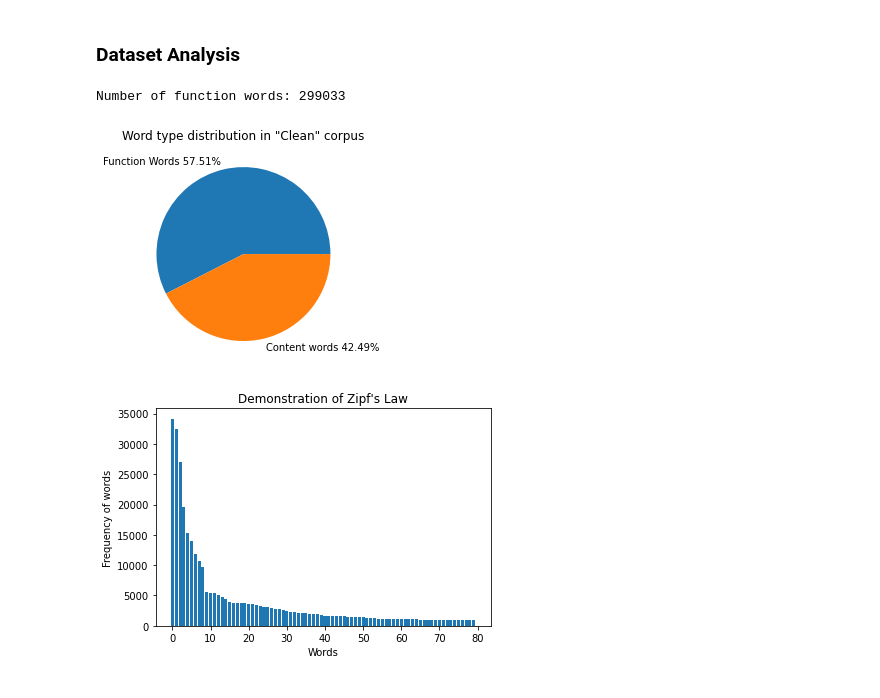
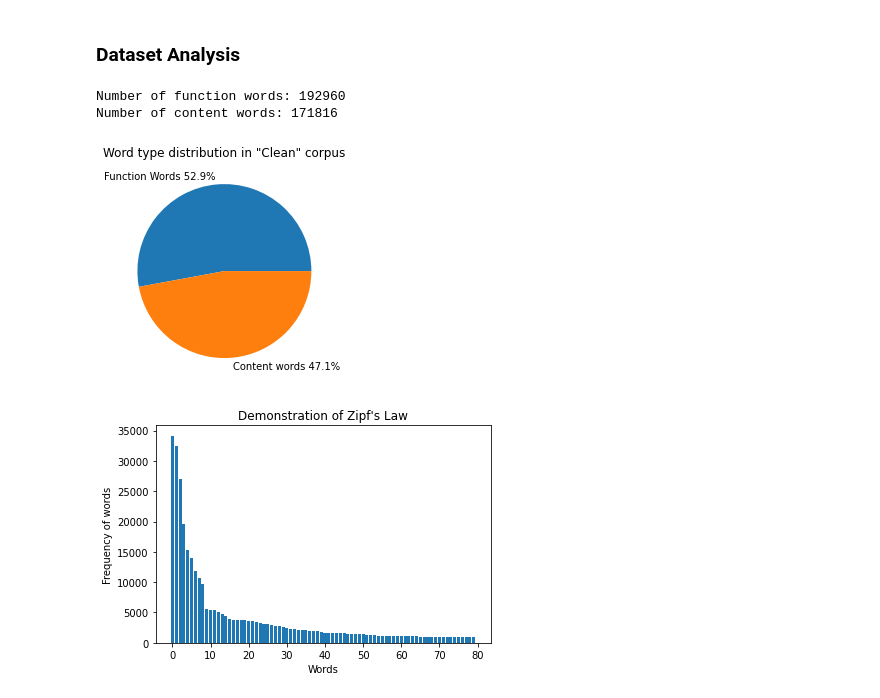
Before and after one commit to AdarshNandanwar/Grammar-Checker-for-English-Language-NLP, a Jupyter notebook: main.ipynb, the cells around one changed output. Saved outputs shown, nothing was run; the diff lists cells and outputs as text; code cells hidden in the pictures.

```diff
--- a/main.ipynb
+++ b/main.ipynb
@@ -231,29 +239,38 @@ for i in range(len(tokenized_unknown_text_list)):
         token_set_unknown.add(token[j])
 # %%
 # Calculating function words in clean set
-en = spacy.load('en_core_web_sm')
-sw_spacy = en.Defaults.stop_words
+from nltk.corpus import stopwords
+from nltk.corpus import words
+stop_words = set(stopwords.words('english'))
+unclassified_words = set(words.words())
+content_words = unclassified_words-stop_words
 num_function_words = 0
+num_content_words = 0
 for i in range(len(token_list_clean)):
-    if(token_list_clean[i] not in sw_spacy):
+    if(token_list_clean[i] in stop_words):
         num_function_words+=1
+    elif(token_list_clean[i] in content_words):
+        num_content_words+=1
+num_total_words = num_function_words+num_content_words
 
 print(f"Number of function words:", num_function_words)
+print(f"Number of content words:", num_content_words)
 # %% [output]
-Number of function words: 299033
+Number of function words: 192960
+Number of content words: 171816
 # %%
 import matplotlib.pyplot as plt
 import numpy as np
-function_word_percent = round(num_function_words/(len(token_list_clean)) * 100,2)
-content_word_percent = round((len(token_list_clean)-num_function_words)/(len(token_list_clean)) * 100,2)
-y = np.array([num_function_words, len(token_list_clean)-num_function_words])
+function_word_percent = round(num_function_words/num_total_words * 100,2)
+content_word_percent = round(num_content_words/num_total_words * 100,2)
+y = np.array([num_function_words, num_content_words])
 mylabels = ["Function Words "+str(function_word_percent)+"%", "Content words "+str(content_word_percent)+"%"]
 
 plt.pie(y, labels = mylabels)
 plt.title('Word type distribution in "Clean" corpus')
 plt.show()
 # %% [output]
-[figure, old version]
+[figure, new version]
 # %%
 # Demonstrating Zipf's law
 def CountFrequency(my_list):
```
Also changed, not shown: parts of 27 cells of this notebook, 10 other files.
